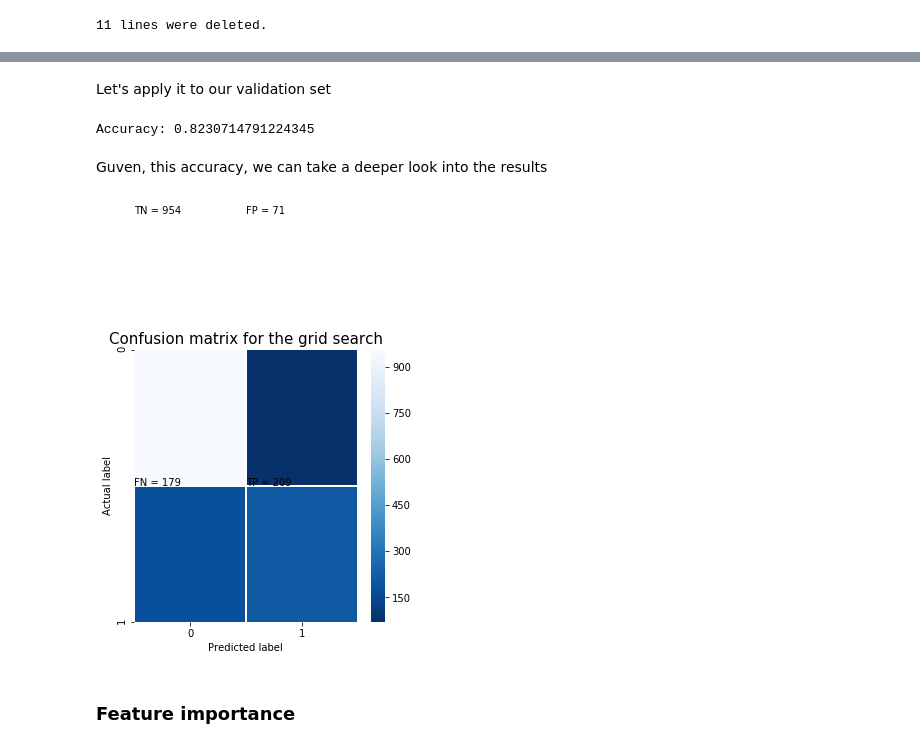
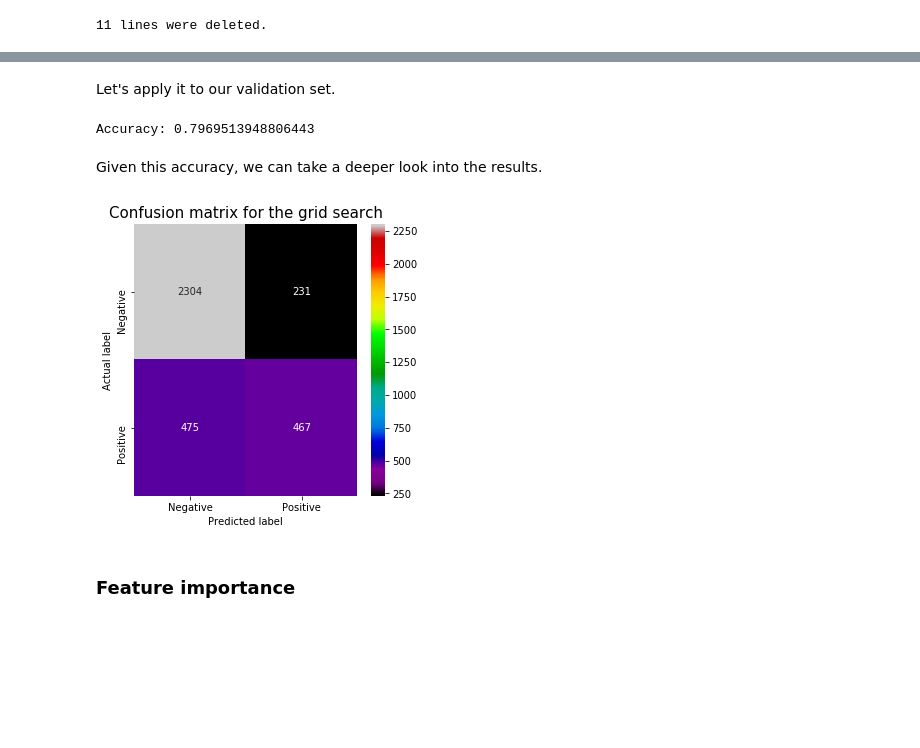
Before and after one commit to JulesTriomphe/dsip, a Jupyter notebook: PS2/ps02.ipynb, the cells around one changed output, grey strips where cells are left out. Drawn from its saved outputs; the diff is of its cells as text; code cells hidden in the pictures; blank space fills up the shorter version.

```diff
--- a/PS2/ps02.ipynb
+++ b/PS2/ps02.ipynb
@@ -69,7 +69,7 @@ def df_preprocessing() :
 
     # train val splitting
 
-    train = np.random.rand(cleanup_length)> 0.2
+    train = np.random.rand(cleanup_length)> 0.3
 
     X_train = X[train]
     X_val = X[~train]
@@ -197,31 +192,27 @@ RandomForestClassifier(bootstrap=True, class_weight=None, criterion='gini',
 # %% [markdown]
-Let's apply it to our validation set
+Let's apply it to our validation set.
 # %%
 grid_y_pred = grid_clf_best.predict(X_val)
 # %%
 print("Accuracy:",metrics.accuracy_score(y_val, grid_y_pred))
 # %% [output]
-Accuracy: 0.8230714791224345
+Accuracy: 0.7969513948806443
 # %% [markdown]
-Guven, this accuracy, we can take a deeper look into the results
+Given this accuracy, we can take a deeper look into the results.
 # %%
 grid_cm = confusion_matrix(y_val, grid_y_pred)
-annot_kws = {"ha": 'center',"va": 'center'}
+index = ['Negative','Positive']
+columns = ['Negative','Positive']
+cm_df = pd.DataFrame(grid_cm,columns,index)
 
 
 plt.figure(figsize=(5,5))
-sns.heatmap(grid_cm, fmt="d", linewidths=.5, cmap = 'Blues_r');
+sns.heatmap(cm_df, annot=True, fmt="d", cmap="nipy_spectral")
 plt.ylabel('Actual label');
 plt.xlabel('Predicted label');
-plt.title('Confusion matrix for the grid search', fontsize = 15)
-s = [['TN','FP'], ['FN', 'TP']]
-
-for i in range(2):
-    for j in range(2):
-        plt.text(j,i, str(s[i][j])+" = "+str(grid_cm[i][j]))
-plt.show()
+plt.title('Confusion matrix for the grid search', fontsize = 15);
 # %% [output]
-[figure, old version]
+[figure, new version]
 # %% [markdown]
 ### Feature importance
 # %%
```
Also changed, not shown: parts of 36 cells of this notebook, 1 other file.
